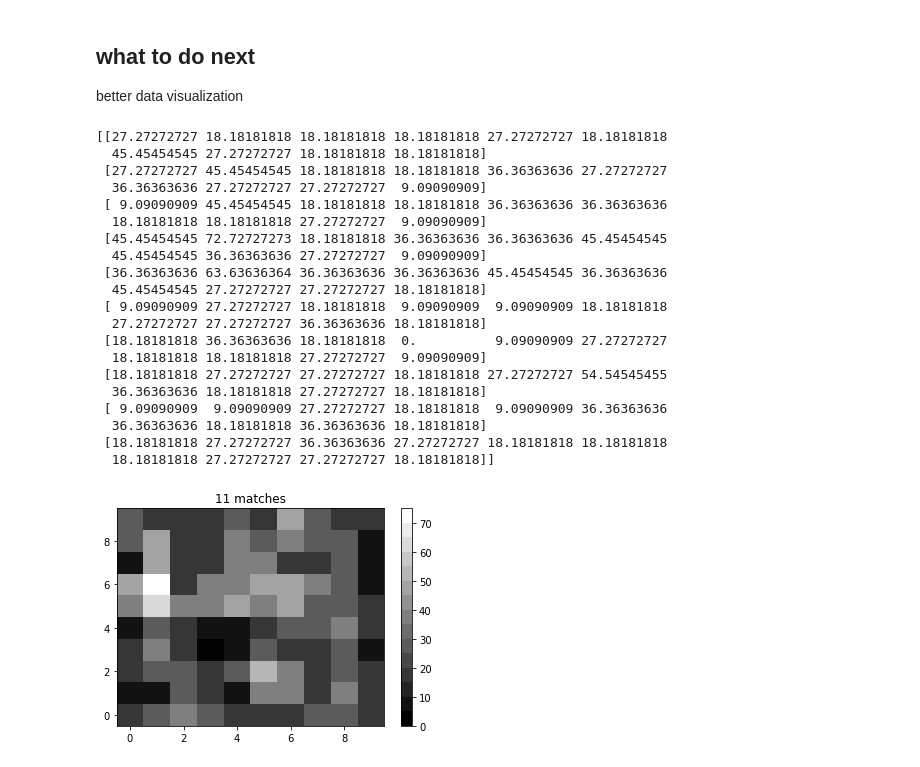
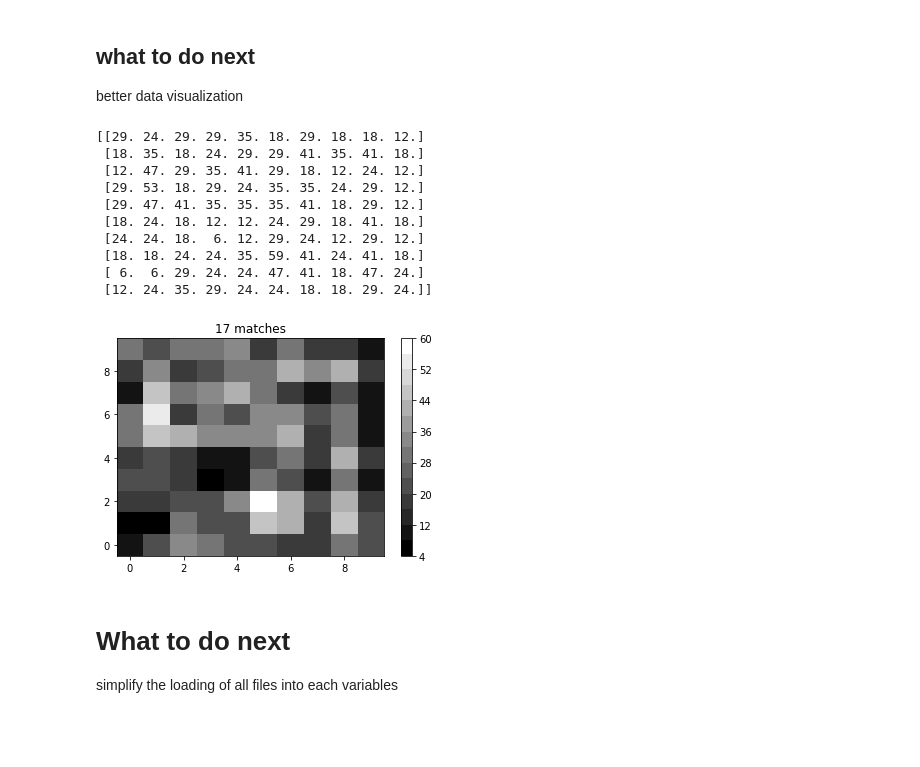
Before and after one commit to amirulbadri00/seabattle, a Jupyter notebook: Sea Battle Statistical Test.ipynb, the cells around one changed output. Cells and saved outputs as stored; diff of their text form; code cells hidden in the pictures; blank space fills up the shorter version.

```diff
--- a/Sea Battle Statistical Test.ipynb
+++ b/Sea Battle Statistical Test.ipynb
@@ -16,23 +16,29 @@ from matplotlib.ticker import MaxNLocator
 
 ddir = '/Users/XcaliburZee/Desktop/Matches/'
 # %%
-# hashtags represents [opponent's username]([nth match against the user])
+# Loading all the data from the Matches file
+# Hashtags represents opponent's username(nth match against the user)
 
-match1 = np.loadtxt(ddir+'match1.txt')   #momentflix4(3)
-match2 = np.loadtxt(ddir+'match2.txt')   #idacutezzz(5)
-match3 = np.loadtxt(ddir+'match3.txt')   #idacutezzz(4)
-match4 = np.loadtxt(ddir+'match4.txt')   #zahra9896(1)
-match5 = np.loadtxt(ddir+'match5.txt')   #algocjo(1)
-match6 = np.loadtxt(ddir+'match6.txt')   #RODRIIIGO18(1)
-match7 = np.loadtxt(ddir+'match7.txt')   #pmrziv(1)
-match8 = np.loadtxt(ddir+'match8.txt')   #greeklion7(1)
-match9 = np.loadtxt(ddir+'match9.txt')   #PHOENIX07(2)
-match10 = np.loadtxt(ddir+'match10.txt') #kixt_(1)
-match11 = np.loadtxt(ddir+'match11.txt') #fereverrr(1)
-#match5 = np.loadtxt(ddir+'match5.txt')
-#match5 = np.loadtxt(ddir+'match5.txt')
-#match5 = np.loadtxt(ddir+'match5.txt')
-#match5 = np.loadtxt(ddir+'match5.txt')
+match1 = np.loadtxt(ddir+'match1.txt')    #momentflix4(3)
+match2 = np.loadtxt(ddir+'match2.txt')    #idacutezzz(5)
+match3 = np.loadtxt(ddir+'match3.txt')    #idacutezzz(4)
+match4 = np.loadtxt(ddir+'match4.txt')    #zahra9896(1)
+match5 = np.loadtxt(ddir+'match5.txt')    #algocjo(1)
+match6 = np.loadtxt(ddir+'match6.txt')    #RODRIIIGO18(1)
+match7 = np.loadtxt(ddir+'match7.txt')    #pmrziv(1)
+match8 = np.loadtxt(ddir+'match8.txt')    #greeklion7(1)
+match9 = np.loadtxt(ddir+'match9.txt')    #PHOENIX07(2)
+match10 = np.loadtxt(ddir+'match10.txt')  #kixt_(1)
+match11 = np.loadtxt(ddir+'match11.txt')  #fereverrr(1)
+match12 = np.loadtxt(ddir+'match12.txt')  #Fatemeh998(1)
+match13 = np.loadtxt(ddir+'match13.txt')  #1Walking(1)
+match14 = np.loadtxt(ddir+'match14.txt')  #millweak3(1)
+match15 = np.loadtxt(ddir+'match15.txt')  #nayrobi(1)
+match16 = np.loadtxt(ddir+'match16.txt')  #iiiimm_0(1)
+match17 = np.loadtxt(ddir+'match17.txt')  #mochilaRemot(1)
+#match18 = np.loadtxt(ddir+'match18.txt')  #
+#match19 = np.loadtxt(ddir+'match19.txt')  #
+#match20 = np.loadtxt(ddir+'match20.txt')  #
 # %%
 match1
 # %% [output]
@@ -192,43 +198,37 @@ array([[0., 0., 0., 0., 0., 0., 1., 1., 0., 0.],
 
 better data visualization
 # %%
-Z = (match1 + match2 + match3 + match4 + match5 + match6 + match7 + match8 + match9 + match10 + match11)*100/11
+Z = (match1 + match2 + match3 + match4 + match5 + match6 + match7 + match8 + match9 + match10 + match11 + match12 + match13 + match14 + match15 + match16 + match17)*100/17
 x = np.arange(0, 10, 1)
 y = np.arange(0, 10, 1)
 
 
 
 # making the levels
 levels = MaxNLocator(nbins=15).tick_values(Z.min(), Z.max())
 cmap = plt.colormaps['gray']
 norm = BoundaryNorm(levels, ncolors=cmap.N, clip=True)
 
 fig, ax = plt.subplots()
 im = ax.pcolormesh(x, y, Z[::-1], cmap=cmap, norm=norm)
 fig.colorbar(im, ax=ax)
 
-plt.title('11 matches')
+plt.title('17 matches')
 
-print(Z)
+print(np.round(Z))
 # %% [output]
-[[27.27272727 18.18181818 18.18181818 18.18181818 27.27272727 18.18181818
-  45.45454545 27.27272727 18.18181818 18.18181818]
- [27.27272727 45.45454545 18.18181818 18.18181818 36.36363636 27.27272727
-  36.36363636 27.27272727 27.27272727  9.09090909]
- [ 9.09090909 45.45454545 18.18181818 18.18181818 36.36363636 36.36363636
-  18.18181818 18.18181818 27.27272727  9.09090909]
- [45.45454545 72.72727273 18.18181818 36.36363636 36.36363636 45.45454545
-  45.45454545 36.36363636 27.27272727  9.09090909]
- [36.36363636 63.63636364 36.36363636 36.36363636 45.45454545 36.36363636
-  45.45454545 27.27272727 27.27272727 18.18181818]
- [ 9.09090909 27.27272727 18.18181818  9.09090909  9.09090909 18.18181818
-  27.27272727 27.27272727 36.36363636 18.18181818]
- [18.18181818 36.36363636 18.18181818  0.          9.09090909 27.27272727
-  18.18181818 18.18181818 27.27272727  9.09090909]
- [18.18181818 27.27272727 27.27272727 18.18181818 27.27272727 54.54545455
-  36.36363636 18.18181818 27.27272727 18.18181818]
- [ 9.09090909  9.09090909 27.27272727 18.18181818  9.09090909 36.36363636
-  36.36363636 18.18181818 36.36363636 18.18181818]
- [18.18181818 27.27272727 36.36363636 27.27272727 18.18181818 18.18181818
-  18.18181818 27.27272727 27.27272727 18.18181818]]
+[[29. 24. 29. 29. 35. 18. 29. 18. 18. 12.]
+ [18. 35. 18. 24. 29. 29. 41. 35. 41. 18.]
+ [12. 47. 29. 35. 41. 29. 18. 12. 24. 12.]
+ [29. 53. 18. 29. 24. 35. 35. 24. 29. 12.]
+ [29. 47. 41. 35. 35. 35. 41. 18. 29. 12.]
+ [18. 24. 18. 12. 12. 24. 29. 18. 41. 18.]
+ [24. 24. 18.  6. 12. 29. 24. 12. 29. 12.]
+ [18. 18. 24. 24. 35. 59. 41. 24. 41. 18.]
+ [ 6.  6. 29. 24. 24. 47. 41. 18. 47. 24.]
+ [12. 24. 35. 29. 24. 24. 18. 18. 29. 24.]]
-[figure, old version]
+[figure, new version]
+# %% [markdown]
+# What to do next
+
+simplify the loading of all files into each variables
```
Also changed, not shown: parts of 6 cells of this notebook.
